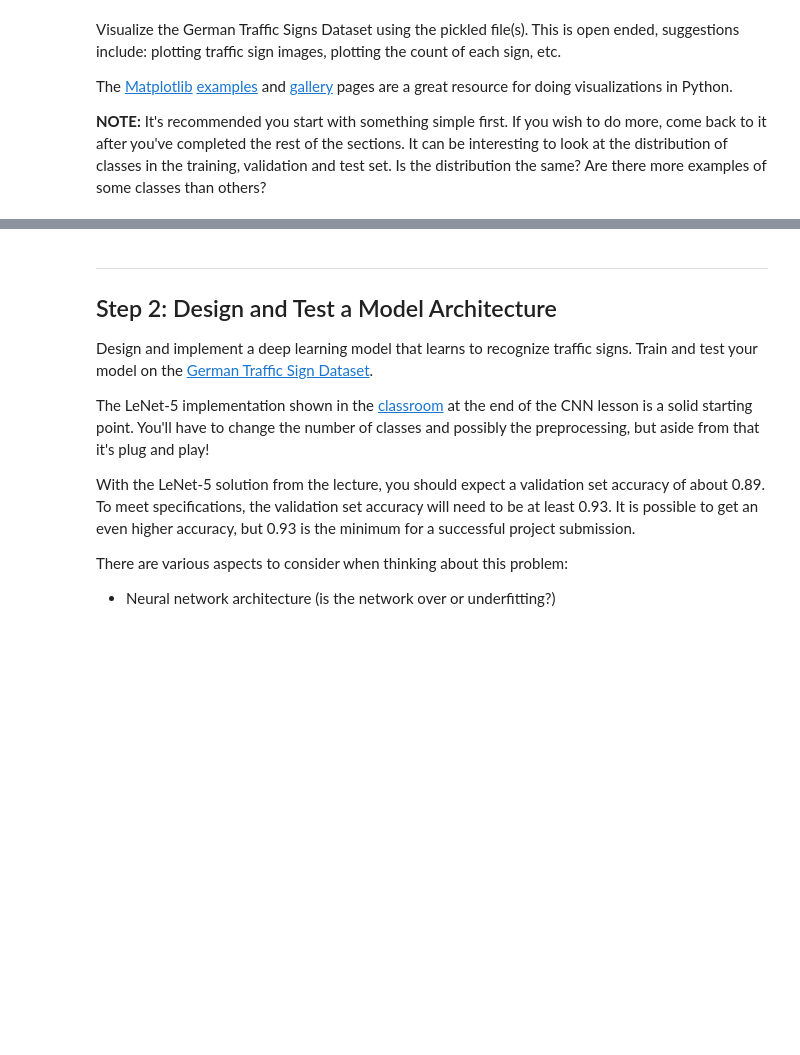
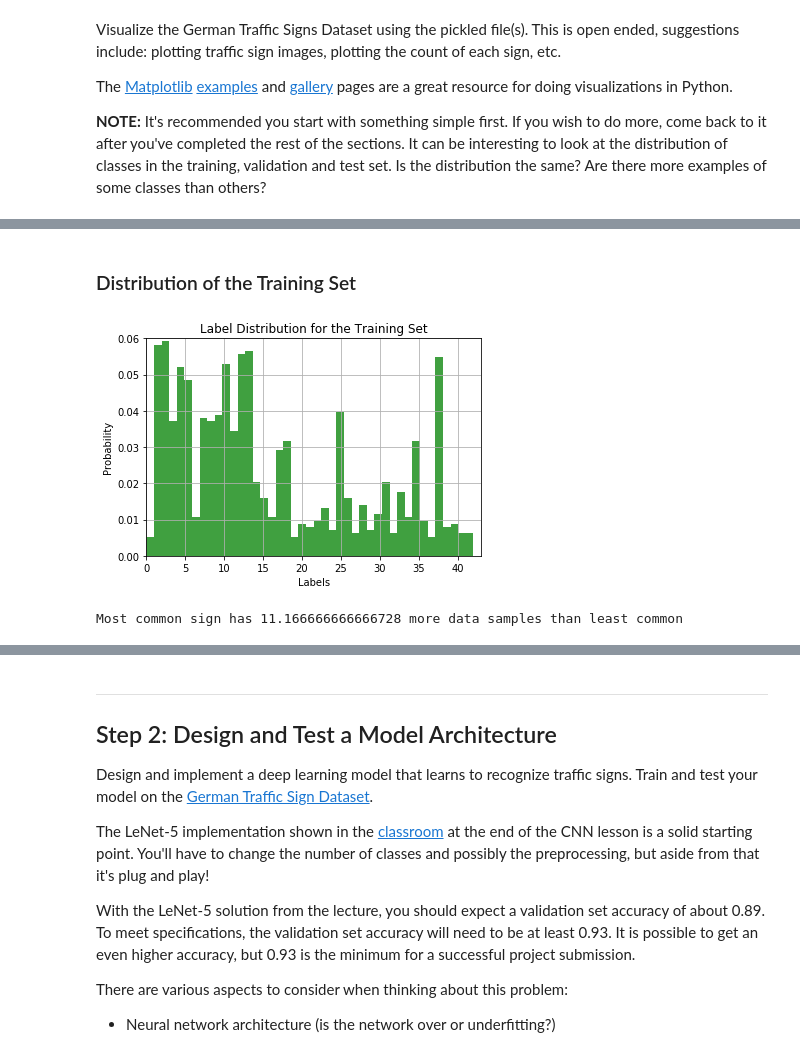
Before and after one commit to esuteau/car_traffic_sign_classifier, a Jupyter notebook: Traffic_Sign_Classifier.ipynb, the cells around one changed output, grey strips where cells are left out. Cells and saved outputs as stored; diff of their text form; code cells hidden in the pictures; blank space fills up the shorter version.

```diff
--- a/Traffic_Sign_Classifier.ipynb
+++ b/Traffic_Sign_Classifier.ipynb
@@ -155,0 +170,23 @@ Image Shape: (32, 32, 3)
+# %% [markdown]
+### Distribution of the Training Set
+# %%
+import numpy as np
+
+# Look at the distribution of the different labels in the training set.
+# Normalize it, so that it looks like probabilities.
+n, bins, patches = plt.hist(y_train, n_classes, normed=1, facecolor='green', alpha=0.75)
+plt.xlabel('Labels')
+plt.ylabel('Probability')
+plt.title('Label Distribution for the Training Set')
+plt.axis([0, n_classes, 0, 0.06])
+plt.grid(True)
+plt.show()
+
+# Look at the different between the most common traffic sign and the least common
+most_common = np.max(n)
+least_common = np.min(n)
+most_least_ratio = most_common / least_common
+print('Most common sign has {} more data samples than least common'.format(most_least_ratio))
+# %% [output]
+[figure, added]
+Most common sign has 11.166666666666728 more data samples than least common
```
Also changed, not shown: parts of 19 cells of this notebook.
